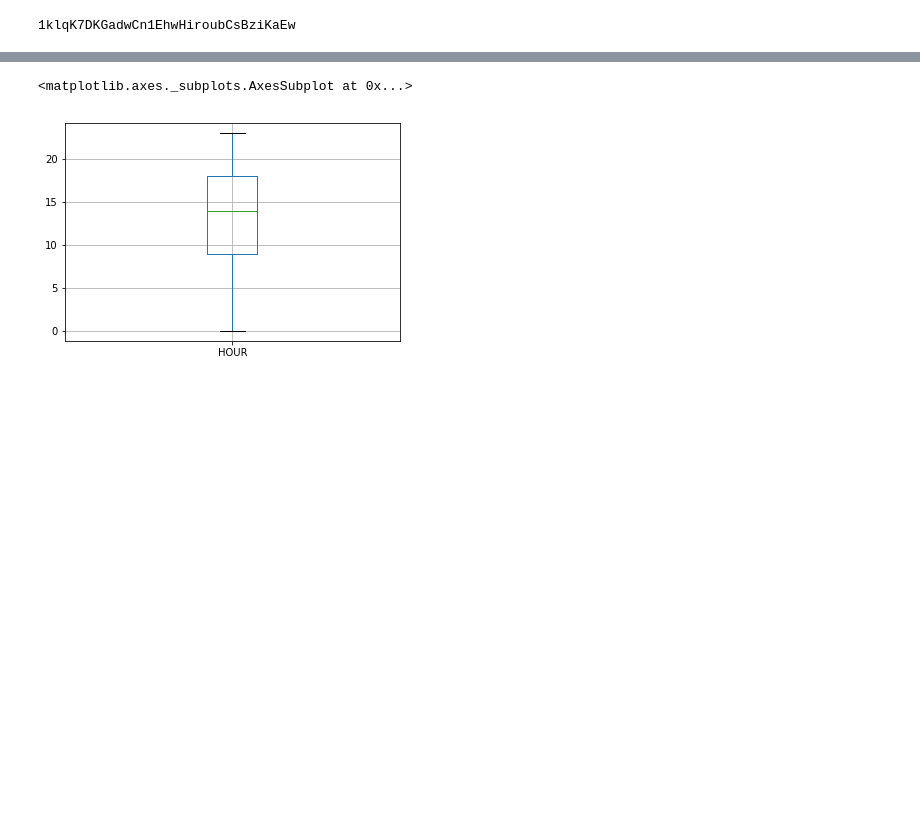
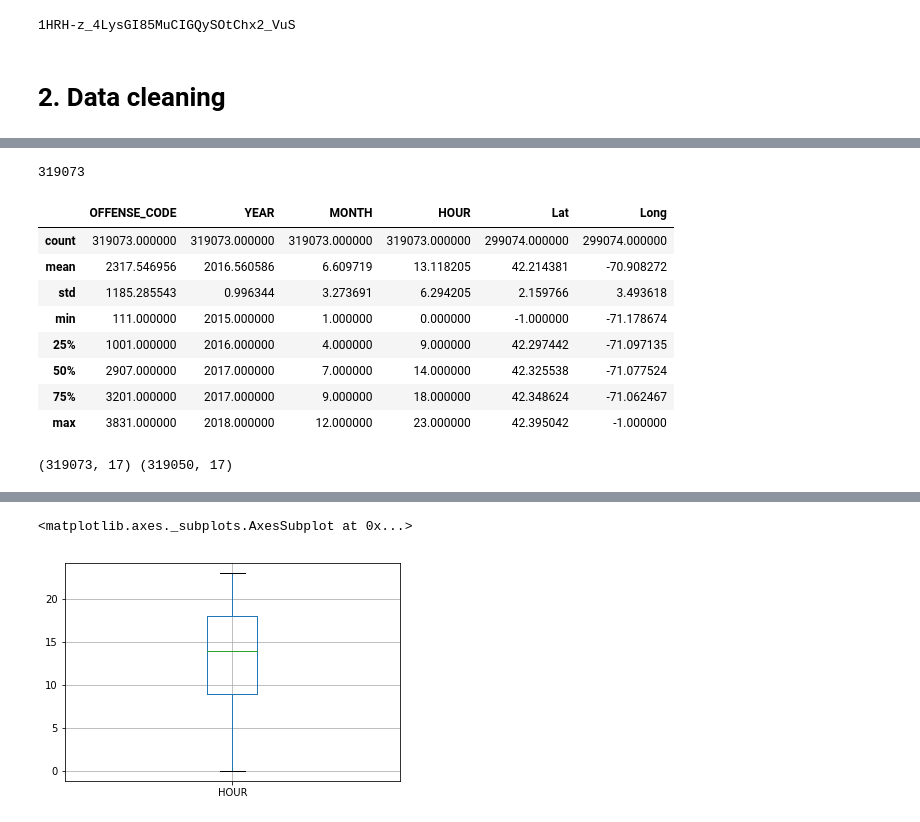
Before and after one commit to johnny080524/Assigement, a Jupyter notebook: Machine_Learning_Spring_32513_A2_ShenChuan_Lin.ipynb, the cells around one changed output, grey strips where cells are left out. Drawn from its saved outputs; the diff is of its cells as text; code cells hidden in the pictures; blank space fills up the shorter version.

```diff
--- a/Machine_Learning_Spring_32513_A2_ShenChuan_Lin.ipynb
+++ b/Machine_Learning_Spring_32513_A2_ShenChuan_Lin.ipynb
@@ -47,12 +100,14 @@ gauth = GoogleAuth()
 gauth.credentials = GoogleCredentials.get_application_default()
 drive = GoogleDrive(gauth)
 # %%
-link = 'https://drive.google.com/open?id=1klqK7DKGadwCn1EhwHiroubCsBziKaEw'
+link = 'https://drive.google.com/open?id=1HRH-z_4LysGI85MuCIGQySOtChx2_VuS'
 # The shareable link
 fluff, id = link.split('=')
 print (id)
 # Verify that you have everything after '='
 # %% [output]
-1klqK7DKGadwCn1EhwHiroubCsBziKaEw
+1HRH-z_4LysGI85MuCIGQySOtChx2_VuS
+# %% [markdown]
+# 2.   Data cleaning
 # %%
 downloaded = drive.CreateFile({'id':id})
@@ -72,3 +127,25 @@ df3.head(10)
 | 7 | I182070932 | 3301 | Verbal Disputes | VERBAL DISPUTE | B2 | 584 | ... |
 | 8 | I182070931 | 301 | Robbery | ROBBERY - STREET | C6 | 177 | ... |
 | 9 | I182070929 | 3301 | Verbal Disputes | VERBAL DISPUTE | C11 | 364 | ... |
+# %%
+len(df3)
+# %% [output]
+319073
+# %%
+df3.describe()
+# %% [output]
+|  | OFFENSE_CODE | YEAR | MONTH | HOUR | Lat | Long |
+| count | 319073.000000 | 319073.000000 | 319073.000000 | 319073.000000 | 299074.000000 | 299074.000000 |
+| mean | 2317.546956 | 2016.560586 | 6.609719 | 13.118205 | 42.214381 | -70.908272 |
+| std | 1185.285543 | 0.996344 | 3.273691 | 6.294205 | 2.159766 | 3.493618 |
+| min | 111.000000 | 2015.000000 | 1.000000 | 0.000000 | -1.000000 | -71.178674 |
+| 25% | 1001.000000 | 2016.000000 | 4.000000 | 9.000000 | 42.297442 | -71.097135 |
+| 50% | 2907.000000 | 2017.000000 | 7.000000 | 14.000000 | 42.325538 | -71.077524 |
+| 75% | 3201.000000 | 2017.000000 | 9.000000 | 18.000000 | 42.348624 | -71.062467 |
+| max | 3831.000000 | 2018.000000 | 12.000000 | 23.000000 | 42.395042 | -1.000000 |
+# %%
+#Check and eventually remove duplicates.
+print(df3.shape, df3.drop_duplicates().shape)
+df3 = df3.drop_duplicates()
+# %% [output]
+(319073, 17) (319050, 17)
```
Also changed, not shown: parts of 23 cells of this notebook.
